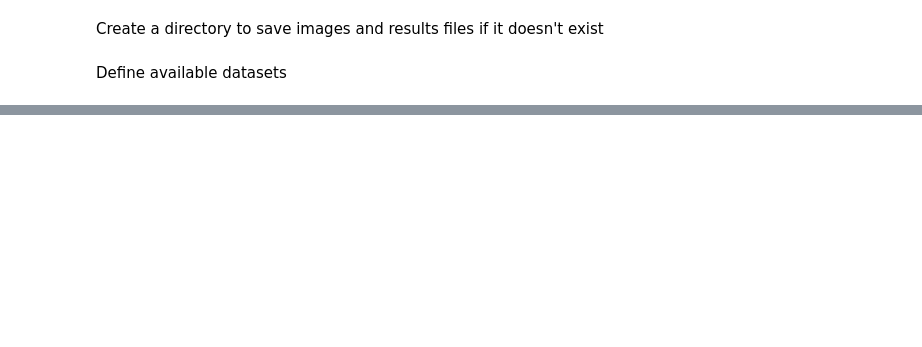
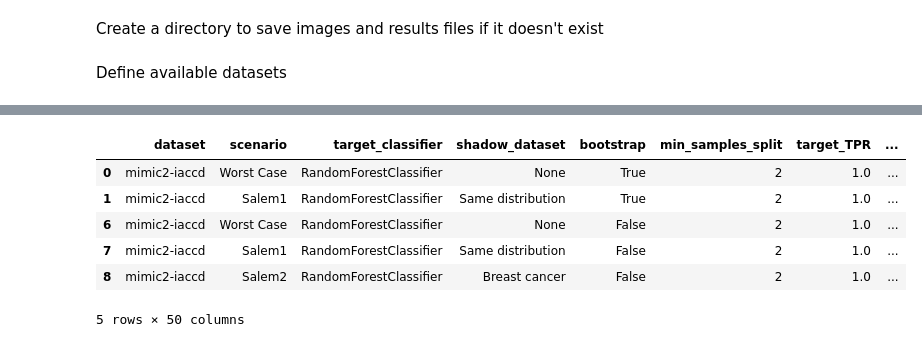
Before and after one commit to UWE-AI-GROUP/GRAIMATTER-TEST, a Jupyter notebook: WP1/notebooks/hyperparam_datasets_loop.ipynb, the cells around one changed output, grey strips where cells are left out. Cells and saved outputs as stored; diff of their text form; code cells hidden in the pictures; blank space fills up the shorter version.

```diff
--- a/WP1/notebooks/hyperparam_datasets_loop.ipynb
+++ b/WP1/notebooks/hyperparam_datasets_loop.ipynb
@@ -93,12 +94,12 @@ Define available datasets
 # %%
 classifiers = {
-        'RandomForestClassifier':RandomForestClassifier(), #bootstrap=False
-        'DecisionTreeClassifier':DecisionTreeClassifier(),
-        'GaussianProcessClassifier':GaussianProcessClassifier(),
-        'MLPClassifier':MLPClassifier(),
-        'KNeighborsClassifier':KNeighborsClassifier(),
-        'SVC':SVC(),#kernel='rbf', probability=True),
-        'AdaBoostClassifier':AdaBoostClassifier()#n_estimators=100)
+        'RandomForestClassifier':RandomForestClassifier, #bootstrap=False
+        'DecisionTreeClassifier':DecisionTreeClassifier,
+        'GaussianProcessClassifier':GaussianProcessClassifier,
+        'MLPClassifier':MLPClassifier,
+        'KNeighborsClassifier':KNeighborsClassifier,
+        'SVC':SVC,#kernel='rbf', probability=True),
+        'AdaBoostClassifier':AdaBoostClassifier #n_estimators=100)
 }
 # %%
 experiment_params = {
@@ -145,4 +146,30 @@ experiment_params = {
         'algorithm':['SAMME', 'SAMME.R']
     }
 }
+# %%
+class ResultsEntry():
+    def __init__(self, dataset_name, scenario_name, classifier_name, shadow_classifier_name=None, shadow_dataset=None, params={}, target_metrics={}, shadow_metrics={}, mia_metrics={}):
+        self.metadata = {
+            'dataset': dataset_name,
+            'scenario': scenario_name,
+            'target_classifier': classifier_name,
+            'shadow_classifier_name': shadow_classifier_name,
+            'shadow_dataset': shadow_dataset
+        }
+        self.params = params
+        self.target_metrics = target_metrics
+        self.shadow_metrics = shadow_metrics
+        self.mia_metrics = mia_metrics
+
+    def to_dataframe(self):
+        return(
+            pd.DataFrame.from_dict(
+                {
+                    **self.metadata,
+                    **self.params,
+                    **self.target_metrics,
+                    **self.mia_metrics,
+                    **self.shadow_metrics
+                }, orient='index').T
+            )
 # %%
@@ -262 +305,11 @@ Worst case plots
+# %%
+results_df[results_df.mia_TPR > 0.7].head()
+# %% [output]
+|  | dataset | scenario | target_classifier | shadow_dataset | bootstrap | min_samples_split | target_TPR | ... |
+| 0 | mimic2-iaccd | Worst Case | RandomForestClassifier | None | True | 2 | 1.0 | ... |
+| 1 | mimic2-iaccd | Salem1 | RandomForestClassifier | Same distribution | True | 2 | 1.0 | ... |
+| 6 | mimic2-iaccd | Worst Case | RandomForestClassifier | None | False | 2 | 1.0 | ... |
+| 7 | mimic2-iaccd | Salem1 | RandomForestClassifier | Same distribution | False | 2 | 1.0 | ... |
+| 8 | mimic2-iaccd | Salem2 | RandomForestClassifier | Breast cancer | False | 2 | 1.0 | ... |
+5 rows × 50 columns
 # %%
```
Also changed, not shown: parts of 9 cells of this notebook, 2 other files.
